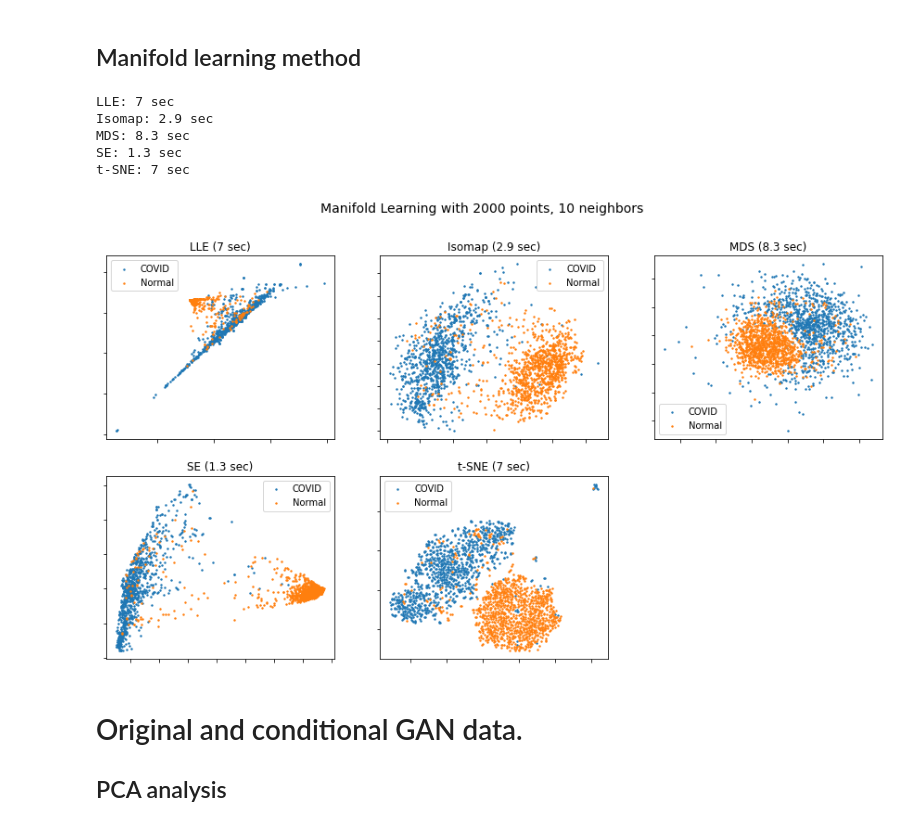
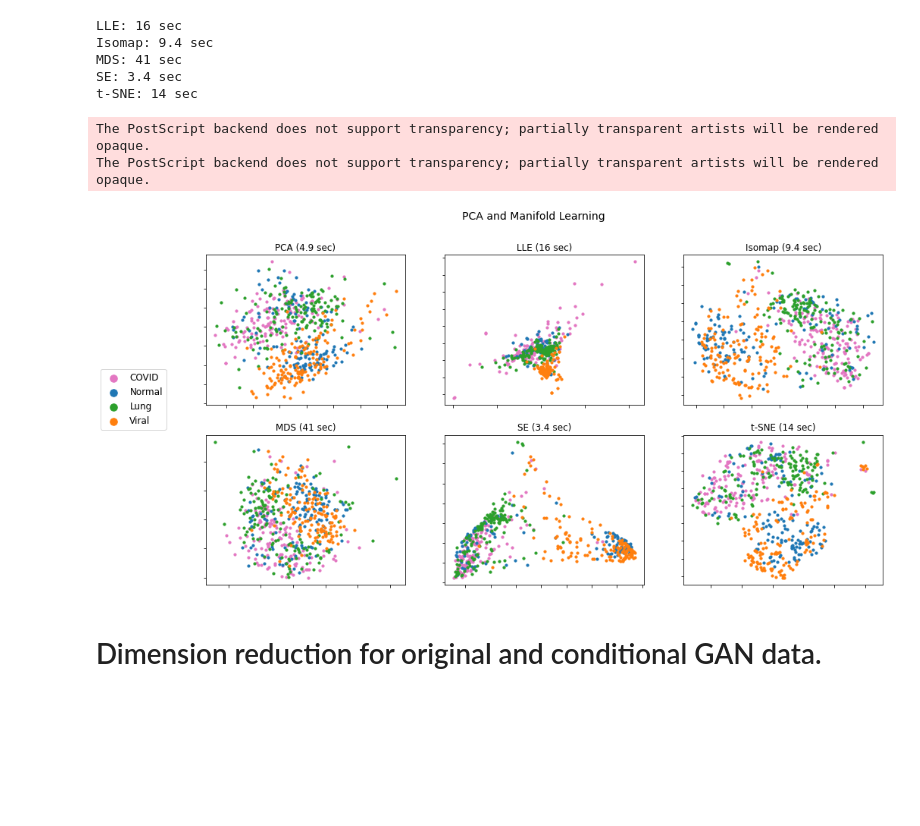
Before and after one commit to chenyingshu/csic5011_project2, a Jupyter notebook: Code/Visualization.ipynb, the cells around one changed output. Cells and saved outputs as stored; diff of their text form; code cells hidden in the pictures; blank space fills up the shorter version.

Commit message:
update codes data results

```diff
--- a/Code/Visualization.ipynb
+++ b/Code/Visualization.ipynb
@@ -28,17 +36,21 @@ def std_scaler(X):
     scaler = StandardScaler().fit(X)
     return scaler.transform(X)
 # %%
-class_dic={'COVID':0,'Normal':1,'c-GAN-COVID':2,'c-GAN-Normal':3,'GAN-COVID':4}
-def load_data(n_data,resolution=256,class_labels=['COVID','Normal'],path='./COVID-19_Radiography_Dataset_256x256/'):
-    #class_labels=['COVID','Lung_Opacity','Normal','Viral Pneumonia']
+class_dic={'COVID':1,'Normal':2,'Lung':3,'Viral':4,'GAN-COVID':5,'GAN-Normal':6,'GAN-Lung':7,'GAN-Viral':8}
+marker_dic={'COVID':'o','Normal':'o','Lung':'o','Viral':'o','GAN-COVID':'>','GAN-Normal':'>','GAN-Lung':'>','GAN-Viral':'>'}
+color_dic={'COVID':6,'Normal':0,'Lung':2,'Viral':1,'GAN-COVID':6,'GAN-Normal':0,'GAN-Lung':2,'GAN-Viral':1}
+def load_data(n_data,resolution=256,class_labels=['COVID','Normal'],file_labels=['COVID','Normal'],path='./COVID-19_Radiography_Dataset_256x256/'):
+    class_labels=['COVID','Normal','Lung','Viral']
+    file_labels=['COVID','Normal','Lung_Opacity','Viral Pneumonia']
+
     #class_labels=['COVID','Normal']
-    filename='{class_label}/{class_label}-{n}.png'
+    filename='{class_labels}/{file_labels}-{n}.png'
     X=[]
     y=[]
     for i in range(len(class_labels)):
         #n=1
         for j in range(n_data):
-            im=cv2.imread(path+filename.format(class_label=class_labels[i],n=j+1),cv2.IMREAD_UNCHANGED)
+            im=cv2.imread(path+filename.format(file_labels=file_labels[i],class_labels=class_labels[i],n=j+1),cv2.IMREAD_UNCHANGED)
             '''
             if im.shape !=(299,299):
                 #skip the three-channel picture
@@ -49,10 +61,10 @@ def load_data(n_data,resolution=256,class_labels=['COVID','Normal'],path='./COVI
             '''
             x=np.reshape(cv2.resize(im,(resolution,resolution)),[resolution**2])
             X.append(x)
-            y.append(i)
+            y.append(i+1)
     X=np.asarray(X)
     y=np.asarray(y)
-    return X,y
+    return np.asarray(X),np.asarray(y)
 
 def load_generated_data_plus(n_data):
     path_generated='./Generated_Images/StyleGAN2-ada/1class-COVID-002600_0-511/seed%04d.png'
@@ -61,28 +73,31 @@ def load_generated_data_plus(n_data):
         im=cv2.imread(path_generated%(i),cv2.IMREAD_UNCHANGED)
         x=np.reshape(im,[im.shape[0]*im.shape[1]])
         X.append(x)
-    y =[4]*n_data
-    return X,y
+    y =[0]*n_data
+    return np.asarray(X),np.asarray(y)
 
-def load_generated_data(n_data,class_labels=['COVID','Normal']):
-    path_generated='./Generated_Images/StyleGAN2-ada/2classes-cond-%s-003830_0-511/seed%04d.png'
+def load_generated_data(n_data,class_labels=['COVID','Normal','Lung','Viral']):
+    #path_generated='./Generated_Images/StyleGAN2-ada/2classes-cond-%s-003830_0-511/seed%04d.png'
+    path_generated='./Synthesis4Viz/4cGAN-%s-1000/seed%04d.png'
     X=[]
     y=[]
-    for i in range(len(class_labels)):
+    for i,item in enumerate(class_labels):
         for j in range(n_data):
-            im=cv2.imread(path_generated%(class_labels[i],j),cv2.IMREAD_UNCHANGED)
+            im=cv2.imread(path_generated%(item,j),cv2.IMREAD_UNCHANGED)
             x=np.reshape(im,[im.shape[0]*im.shape[1]])
             X.append(x)
-            y.append(i+2)
-    return X,y
+            y.append(i+5)
+    return np.asarray(X),np.asarray(y)
 
-def plot_data(x,y,class_labels=['COVID','Normal']):
+
+def plot_data(x,y,plot_number=100,class_labels=['COVID','Normal'],s=2):
     plt.figure(figsize=(8,8))
     #class_labels=['COVID','Lung_Opacity','Normal','Viral Pneumonia']
     for k in class_labels:
+        print(k)
         x_axis_data = x[y==class_dic[k],0]
         y_axis_data = x[y==class_dic[k],1]
-        plt.scatter(x_axis_data, y_axis_data,s=2,label=k)
+        plt.scatter(x_axis_data[:plot_number], y_axis_data[:plot_number],marker=marker_dic[k],color=colors[color_dic[k]],s=s,label=k)
     plt.title("Covid X-Ray Dataset (Dimensionality Reduced With PCA)")
     plt.legend()
 
@@ -95,7 +110,7 @@ def plot_data_3d(x,y,class_labels=['COVID','Normal']):
         x_axis_data = x[y==class_dic[k],0]
         y_axis_data = x[y==class_dic[k],1]
         z_axis_data = x[y==class_dic[k],2]
-        ax.scatter(x_axis_data, y_axis_data,z_axis_data,s=2,label=k)
+        ax.scatter(x_axis_data, y_axis_data,z_axis_data,s=2,marker=marker_dic[k],color=colors[color_dic[k]],label=k)
     #ax.view_init(30,30)
     plt.xlim(-0.8,0.8)
     plt.ylim(-0.8,0.8)
@@ -177,17 +232,16 @@ explained_variance_ratio:
-# %% [markdown]
-## Manifold learning method
 # %%
-_manifold(X,y,methods)
+all_together(X,y,methods,'original',plot_number=150,s=10)
 # %% [output]
-LLE: 7 sec
-Isomap: 2.9 sec
-MDS: 8.3 sec
-SE: 1.3 sec
-t-SNE: 7 sec
+LLE: 16 sec
+Isomap: 9.4 sec
+MDS: 41 sec
+SE: 3.4 sec
+t-SNE: 14 sec
+The PostScript backend does not support transparency; partially transparent artists will be rendered opaque.
+The PostScript backend does not support transparency; partially transparent artists will be rendered opaque.
-[figure, old version]
+[figure, new version]
 # %%
 ## several lle method removed due to singularity in matrix inverse
 # %% [markdown]
-# Original and conditional GAN data.
-## PCA analysis
+# Dimension reduction for original and conditional GAN data.
 # %%
```
Also changed, not shown: parts of 20 cells of this notebook, 13 other files.
